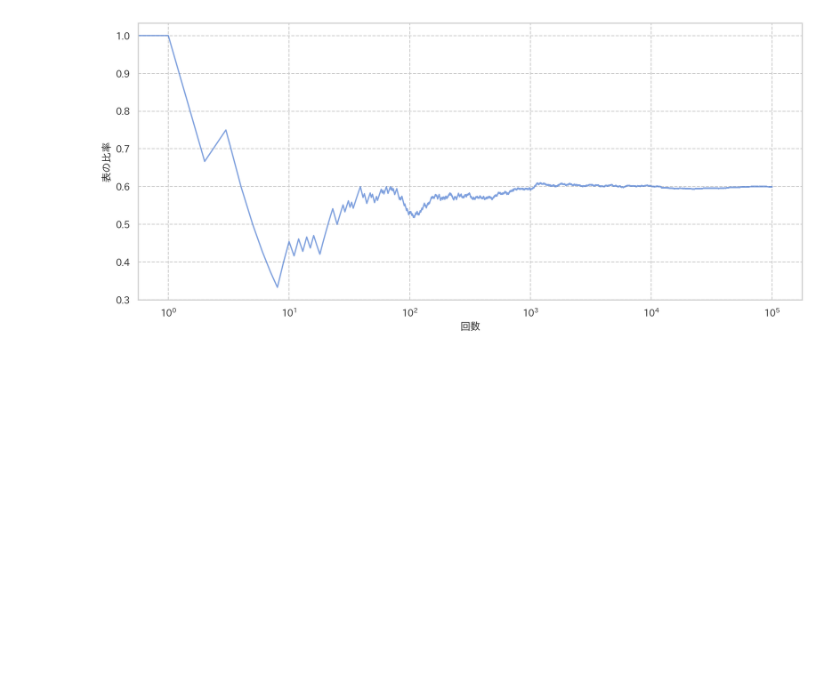
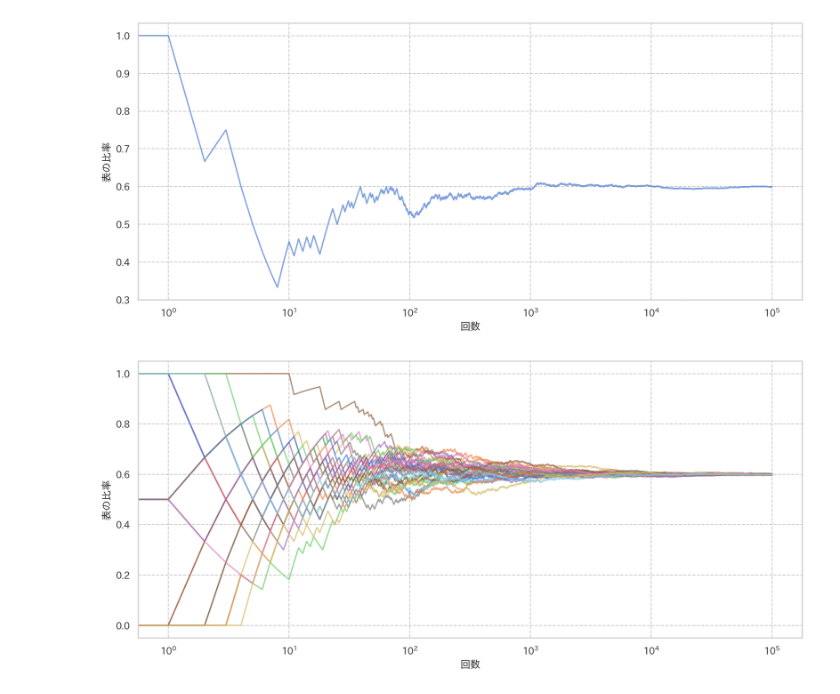
Before and after one commit to zfukuoka/Copying_a_sutra, a Jupyter notebook: SoftwareDesign202010_01/SoftwareDesign202010_0103.ipynb, the cells around one changed output. Drawn from its saved outputs; the diff is of its cells as text; code cells hidden in the pictures; blank space fills up the shorter version.

```diff
--- a/SoftwareDesign202010_01/SoftwareDesign202010_0103.ipynb
+++ b/SoftwareDesign202010_01/SoftwareDesign202010_0103.ipynb
@@ -237,3 +237,19 @@ plt.ylabel("表の比率")
 plt.show()
 # %% [output]
 [figure]
+# %%
+# コード１０の実験を３０回繰り返す
+n_trial = 30
+np.random.seed(71)
+plt.figure(figsize=(14,6))
+for i in tqdm(range(n_trial)):
+  x = st.bernoulli.rvs(p, size=n_sample)
+  x_ave = create_averate_ts(x)
+  plt.plot(x_ave, alpha=0.7)
+  plt.xscale("log")
+  plt.xlabel("回数")
+  plt.ylabel("表の比率")
+
+plt.show()
+# %% [output]
+[figure, added]
```
Also changed, not shown: parts of 1 cell of this notebook.
